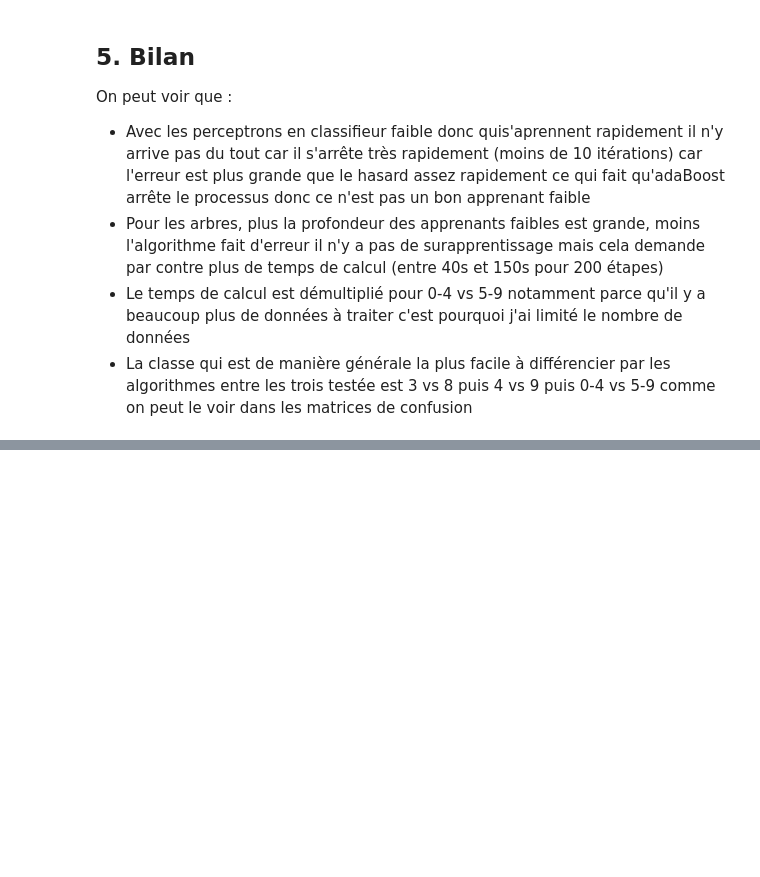
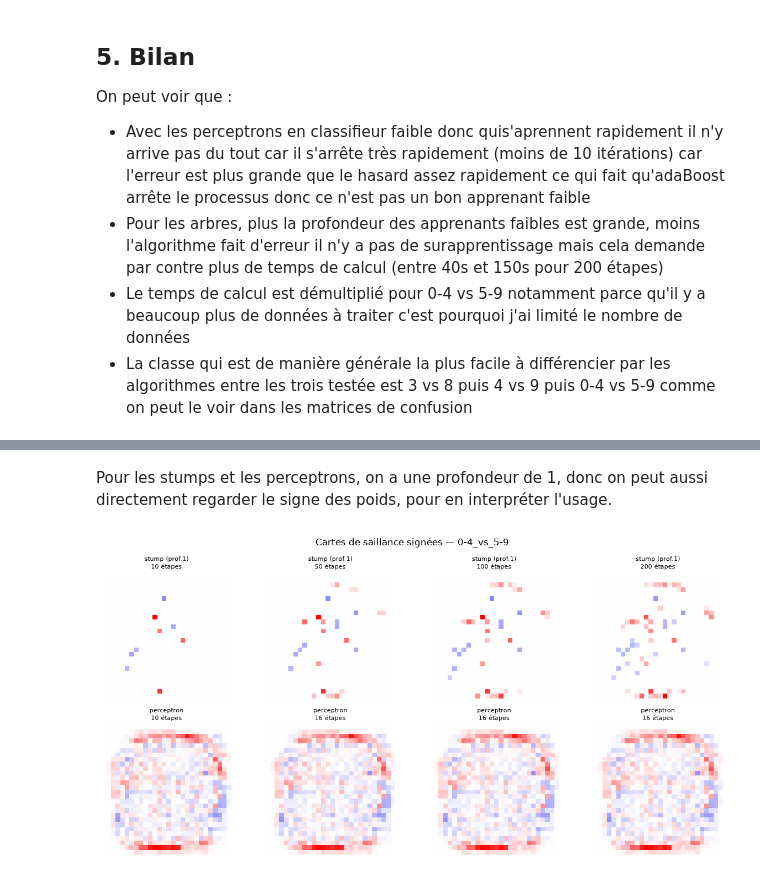
Before and after one commit to Alexso1010/DM2_ML_AC, a Jupyter notebook: dm2_partie1.ipynb, the cells around one changed output, grey strips where cells are left out. Drawn from its saved outputs; the diff is of its cells as text; code cells hidden in the pictures; blank space fills up the shorter version.

```diff
--- a/dm2_partie1.ipynb
+++ b/dm2_partie1.ipynb
@@ -143,0 +239,6 @@ On peut voir que :
+# %% [markdown]
+Pour les stumps et les perceptrons, on a une profondeur de 1, donc on peut aussi directement regarder le signe des poids, pour en interpréter l'usage.
+# %%
+plot_task(task, ["stump (prof.1)", "perceptron"], signed=True)
+# %% [output]
+[figure, added]
```
Also changed, not shown: parts of 7 cells of this notebook.
